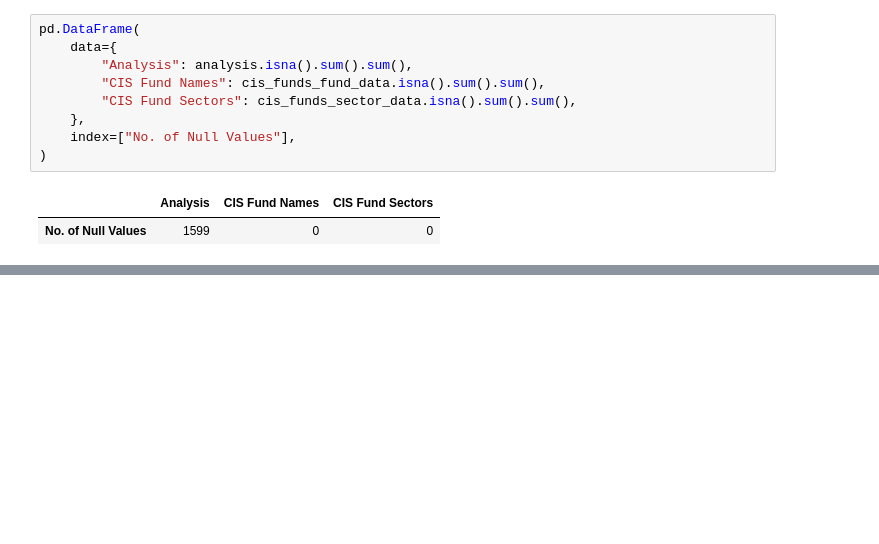
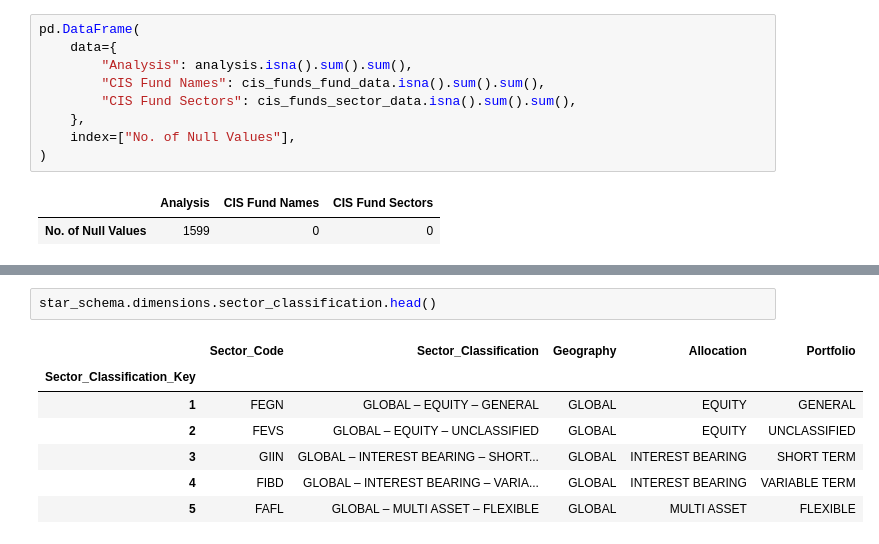
Before and after one commit to MondeAnna/data-ingestion, a Jupyter notebook: notebook/data_ingestion_prep_asisa_flows.ipynb, the cells around one changed output, grey strips where cells are left out. Drawn from its saved outputs; the diff is of its cells as text; blank space fills up the shorter version.

```diff
--- a/notebook/data_ingestion_prep_asisa_flows.ipynb
+++ b/notebook/data_ingestion_prep_asisa_flows.ipynb
@@ -893,0 +981,10 @@ pd.DataFrame(
+# %%
+star_schema.dimensions.sector_classification.head()
+# %% [output]
+|  | Sector_Code | Sector_Classification | Geography | Allocation | Portfolio |
+| Sector_Classification_Key |  |  |  |  |  |
+| 1 | FEGN | GLOBAL – EQUITY – GENERAL | GLOBAL | EQUITY | GENERAL |
+| 2 | FEVS | GLOBAL – EQUITY – UNCLASSIFIED | GLOBAL | EQUITY | UNCLASSIFIED |
+| 3 | GIIN | GLOBAL – INTEREST BEARING – SHORT... | GLOBAL | INTEREST BEARING | SHORT TERM |
+| 4 | FIBD | GLOBAL – INTEREST BEARING – VARIA... | GLOBAL | INTEREST BEARING | VARIABLE TERM |
+| 5 | FAFL | GLOBAL – MULTI ASSET – FLEXIBLE | GLOBAL | MULTI ASSET | FLEXIBLE |
```
Also changed, not shown: parts of 24 cells of this notebook, 1 other file.
